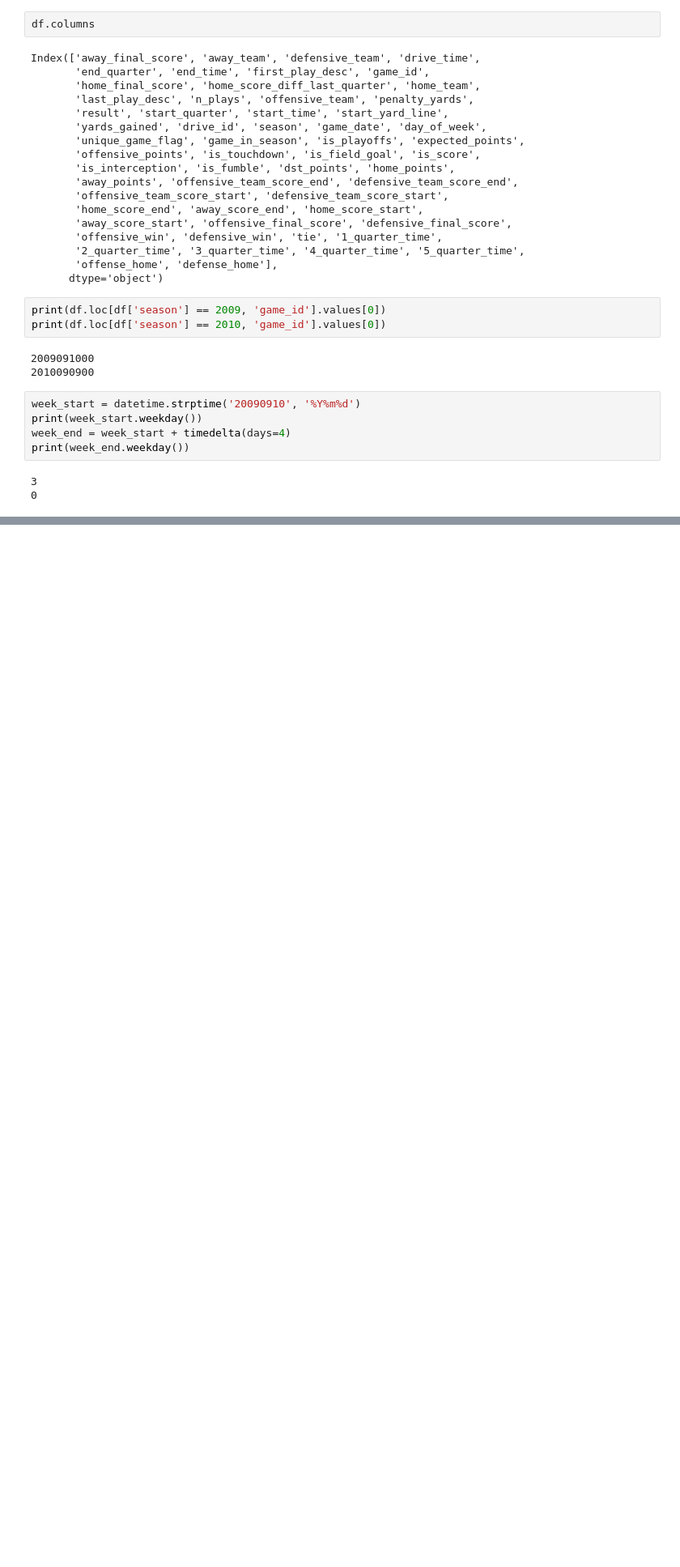
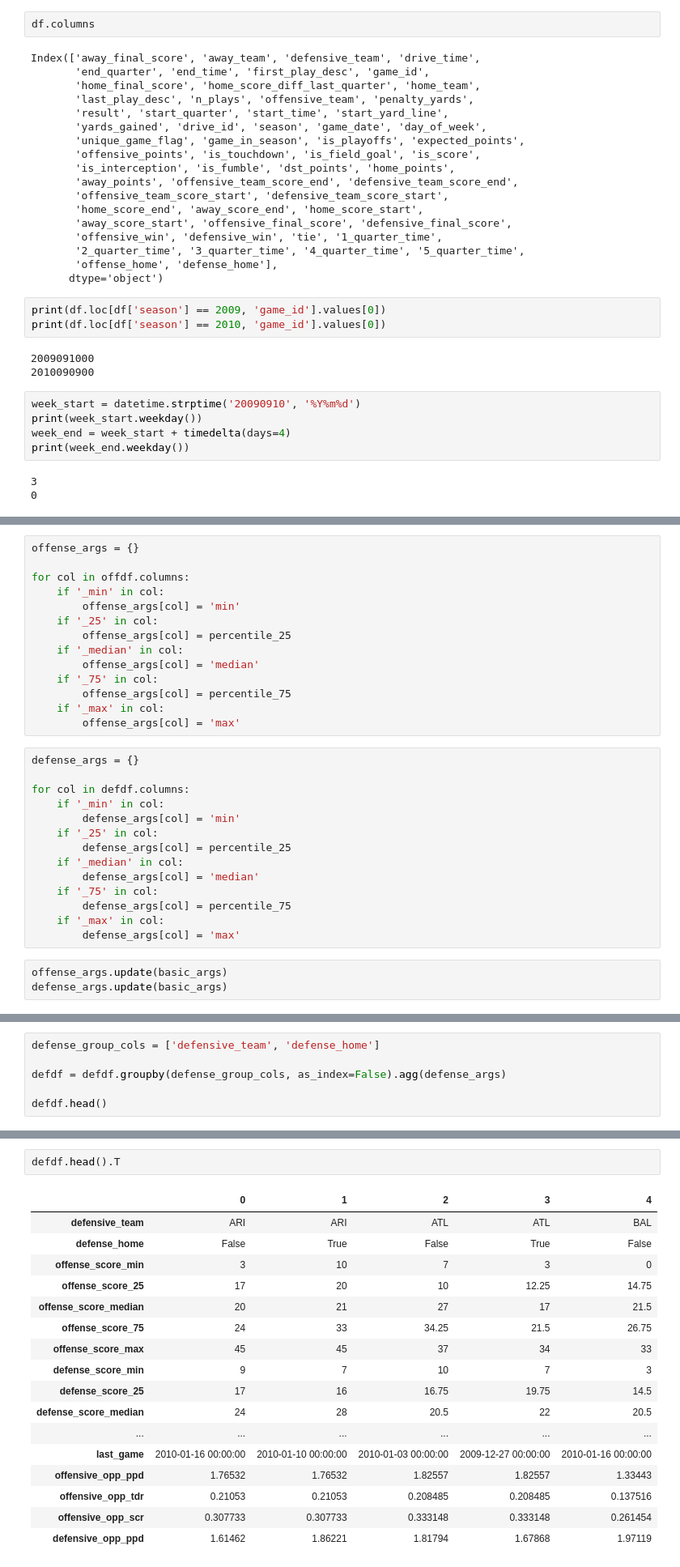
Before and after one commit to brent-lemieux/nfl, a Jupyter notebook: notebooks/model.ipynb, the cells around one changed output, grey strips where cells are left out. Shown at 81% size. Drawn from its saved outputs; the diff is of its cells as text; blank space fills up the shorter version.

```diff
--- a/notebooks/model.ipynb
+++ b/notebooks/model.ipynb
@@ -172,0 +348,31 @@ df['game_in_season'].min()
+# %%
+offense_args = {}
+
+for col in offdf.columns:
+    if '_min' in col:
+        offense_args[col] = 'min'
+    if '_25' in col:
+        offense_args[col] = percentile_25
+    if '_median' in col:
+        offense_args[col] = 'median'
+    if '_75' in col:
+        offense_args[col] = percentile_75
+    if '_max' in col:
+        offense_args[col] = 'max'
+# %%
+defense_args = {}
+
+for col in defdf.columns:
+    if '_min' in col:
+        defense_args[col] = 'min'
+    if '_25' in col:
+        defense_args[col] = percentile_25
+    if '_median' in col:
+        defense_args[col] = 'median'
+    if '_75' in col:
+        defense_args[col] = percentile_75
+    if '_max' in col:
+        defense_args[col] = 'max'
+# %%
+offense_args.update(basic_args)
+defense_args.update(basic_args)
@@ -172,0 +393,6 @@ df['game_in_season'].min()
+# %%
+defense_group_cols = ['defensive_team', 'defense_home']
+
+defdf = defdf.groupby(defense_group_cols, as_index=False).agg(defense_args)
+
+defdf.head()
@@ -172,0 +407,20 @@ df['game_in_season'].min()
+# %%
+defdf.head().T
+# %% [output]
+|  | 0 | 1 | 2 | 3 | 4 |
+| defensive_team | ARI | ARI | ATL | ATL | BAL |
+| defense_home | False | True | False | True | False |
+| offense_score_min | 3 | 10 | 7 | 3 | 0 |
+| offense_score_25 | 17 | 20 | 10 | 12.25 | 14.75 |
+| offense_score_median | 20 | 21 | 27 | 17 | 21.5 |
+| offense_score_75 | 24 | 33 | 34.25 | 21.5 | 26.75 |
+| offense_score_max | 45 | 45 | 37 | 34 | 33 |
+| defense_score_min | 9 | 7 | 10 | 7 | 3 |
+| defense_score_25 | 17 | 16 | 16.75 | 19.75 | 14.5 |
+| defense_score_median | 24 | 28 | 20.5 | 22 | 20.5 |
+| ... | ... | ... | ... | ... | ... |
+| last_game | 2010-01-16 00:00:00 | 2010-01-10 00:00:00 | 2010-01-03 00:00:00 | 2009-12-27 00:00:00 | 2010-01-16 00:00:00 |
+| offensive_opp_ppd | 1.76532 | 1.76532 | 1.82557 | 1.82557 | 1.33443 |
+| offensive_opp_tdr | 0.21053 | 0.21053 | 0.208485 | 0.208485 | 0.137516 |
+| offensive_opp_scr | 0.307733 | 0.307733 | 0.333148 | 0.333148 | 0.261454 |
+| defensive_opp_ppd | 1.61462 | 1.86221 | 1.81794 | 1.67868 | 1.97119 |
```
Also changed, not shown: parts of 21 cells of this notebook.
